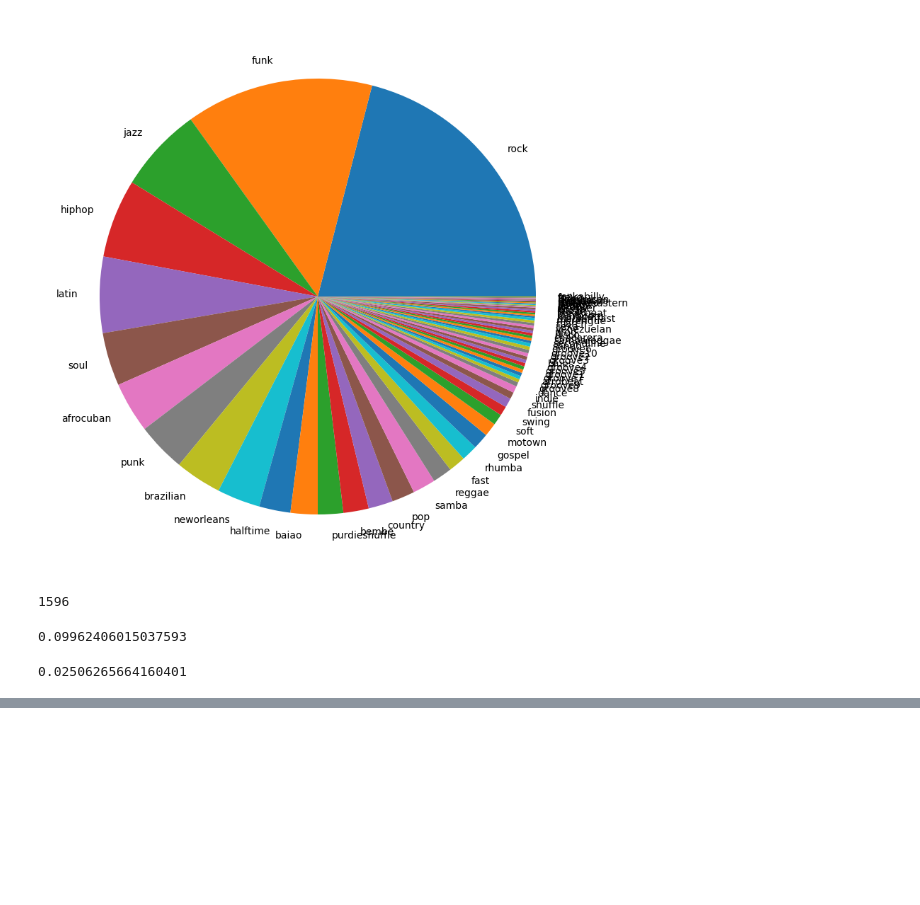
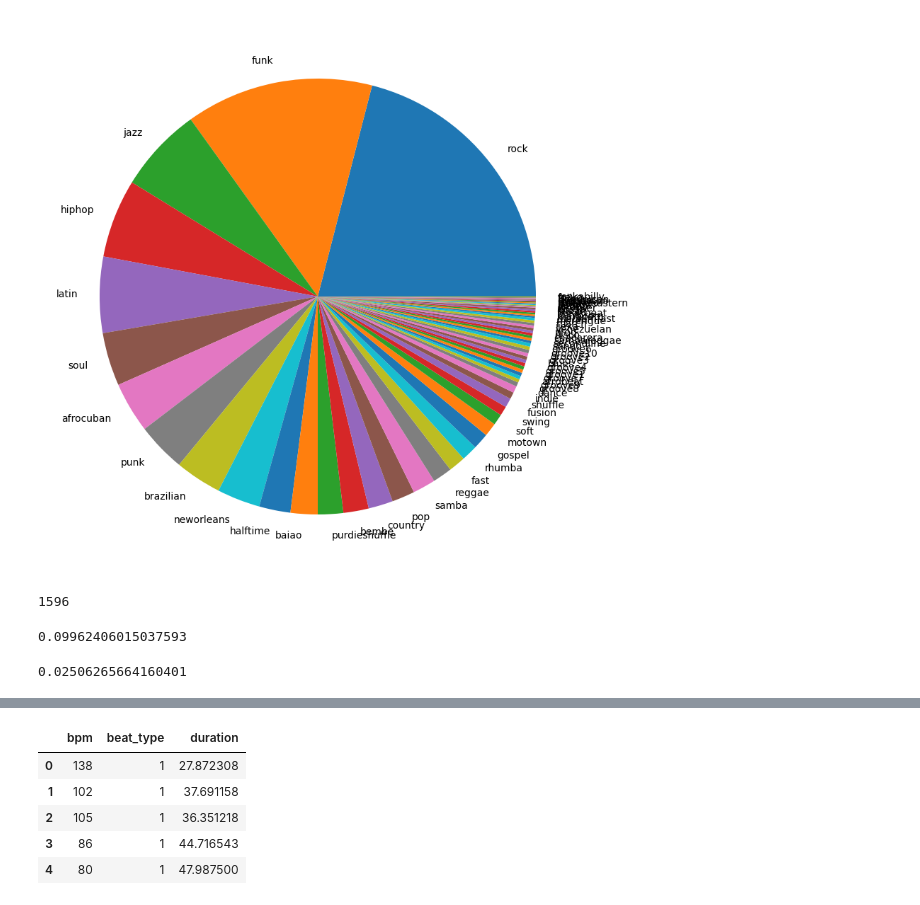
Before and after one commit to Knerten0815/GrooveLens, a Jupyter notebook: groove_exploration.ipynb, the cells around one changed output, grey strips where cells are left out. Drawn from its saved outputs; the diff is of its cells as text; code cells hidden in the pictures; blank space fills up the shorter version.

```diff
--- a/groove_exploration.ipynb
+++ b/groove_exploration.ipynb
@@ -253,0 +315,10 @@ genre_counts[["groove1", "groove2", "groove3", "groove4", "groove5", "groove6",
+# %%
+# only features
+X.head()
+# %% [output]
+|  | bpm | beat_type | duration |
+| 0 | 138 | 1 | 27.872308 |
+| 1 | 102 | 1 | 37.691158 |
+| 2 | 105 | 1 | 36.351218 |
+| 3 | 86 | 1 | 44.716543 |
+| 4 | 80 | 1 | 47.987500 |
```
Also changed, not shown: parts of 12 cells of this notebook.
